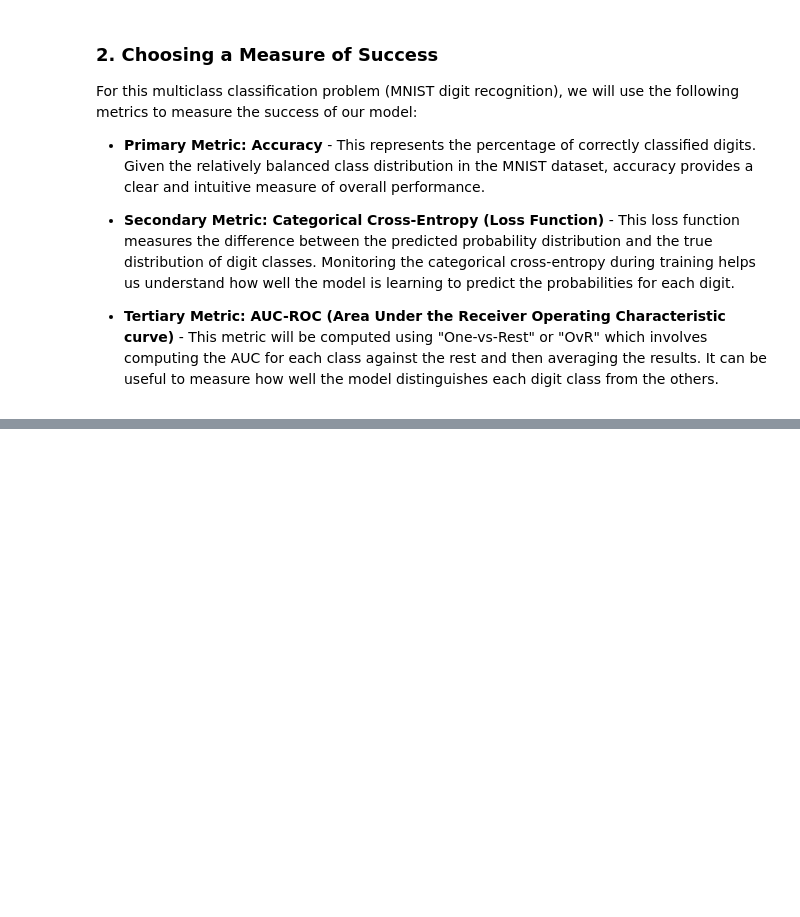
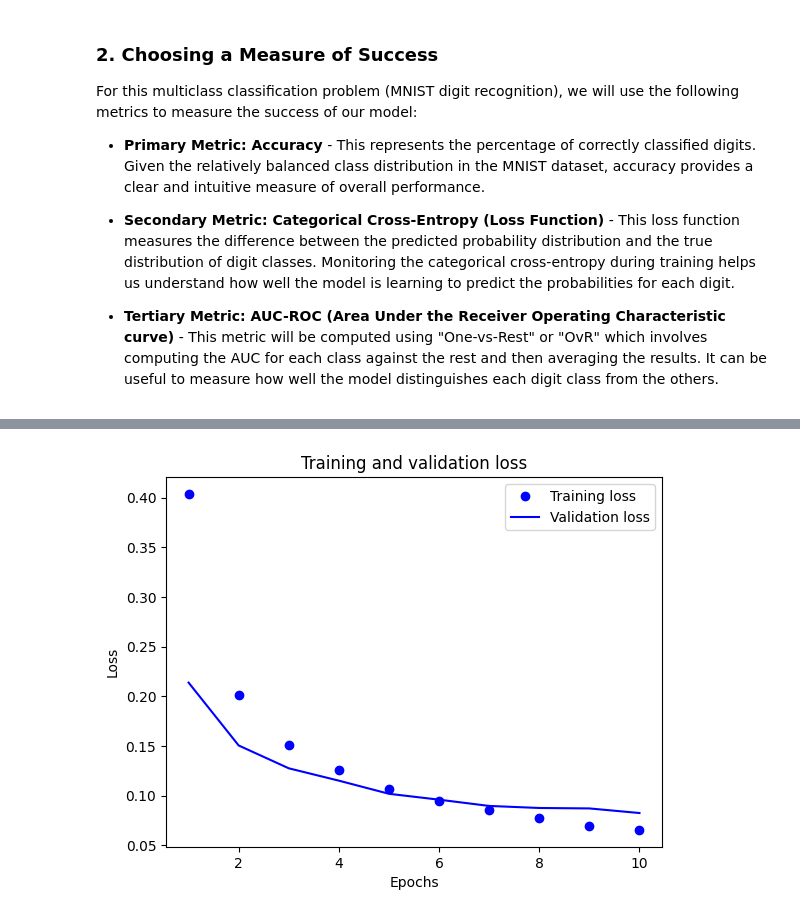
Before and after one commit to bwfiq/mnist-digit-classifier-dlwp, a Jupyter notebook: mnist_dlwp.ipynb, the cells around one changed output, grey strips where cells are left out. Cells and saved outputs as stored; diff of their text form; code cells hidden in the pictures; blank space fills up the shorter version.

Commit message:
feat: re-run training and plotting with shuffled data and random seed

```diff
--- a/mnist_dlwp.ipynb
+++ b/mnist_dlwp.ipynb
@@ -301,0 +316,81 @@ plt.show()
+# %%
+import numpy as np
+
+# Set a random seed for reproducibility
+seed = 42
+np.random.seed(seed)
+tf.random.set_seed(seed)
+
+# Shuffle the training data
+indices = np.arange(train_images.shape[0])
+np.random.shuffle(indices)
+train_images = train_images[indices]
+train_labels = train_labels[indices]
+
+
+# Creating a validation set
+x_val = train_images[:10000]
+partial_x_train = train_images[10000:]
+
+y_val = train_labels[:10000]
+partial_y_train = train_labels[10000:]
+
+print("Partial training images shape:", partial_x_train.shape)
+print("Validation images shape:", x_val.shape)
+print("Partial training labels shape:", partial_y_train.shape)
+print("Validation labels shape:", y_val.shape)
+
+# Example usage
+import tensorflow as tf
+
+# Define the model
+model = tf.keras.models.Sequential([
+    tf.keras.layers.Input(shape=(784,)),  # Explicitly define the input shape
+    tf.keras.layers.Dense(128, activation='relu'),
+    tf.keras.layers.Dropout(0.2),
+    tf.keras.layers.Dense(10, activation='softmax')
+])
+
+# Compile the model specifying the metrics we want as our measure of success
+model.compile(optimizer='rmsprop',
+              loss='categorical_crossentropy',
+              metrics=['accuracy',
+                       tf.keras.metrics.AUC(curve='ROC', name='auc')])
+
+# Train the model, using the validation data for validation
+history = model.fit(partial_x_train,
+                    partial_y_train,
+                    epochs=10,
+                    batch_size=128,
+                    validation_data=(x_val, y_val))
+
+import matplotlib.pyplot as plt
+
+history_dict = history.history
+loss_values = history_dict['loss']
+val_loss_values = history_dict['val_loss']
+
+epochs = range(1, len(loss_values) + 1)
+
+plt.plot(epochs, loss_values, 'bo', label='Training loss')
+plt.plot(epochs, val_loss_values, 'b', label='Validation loss')
+plt.title('Training and validation loss')
+plt.xlabel('Epochs')
+plt.ylabel('Loss')
+plt.legend()
+plt.show()
+
+plt.clf()   # clear figure
+
+acc_values = history_dict['accuracy']
+val_acc_values = history_dict['val_accuracy']
+
+plt.plot(epochs, acc_values, 'bo', label='Training acc')
+plt.plot(epochs, val_acc_values, 'b', label='Validation acc')
+plt.title('Training and validation accuracy')
+plt.xlabel('Epochs')
+plt.ylabel('Accuracy')
+plt.legend()
+
+plt.show()
+# %% [output]
@@ -301,0 +414 @@ plt.show()
+[figure, added]
```
Also changed, not shown: parts of 7 cells of this notebook.
